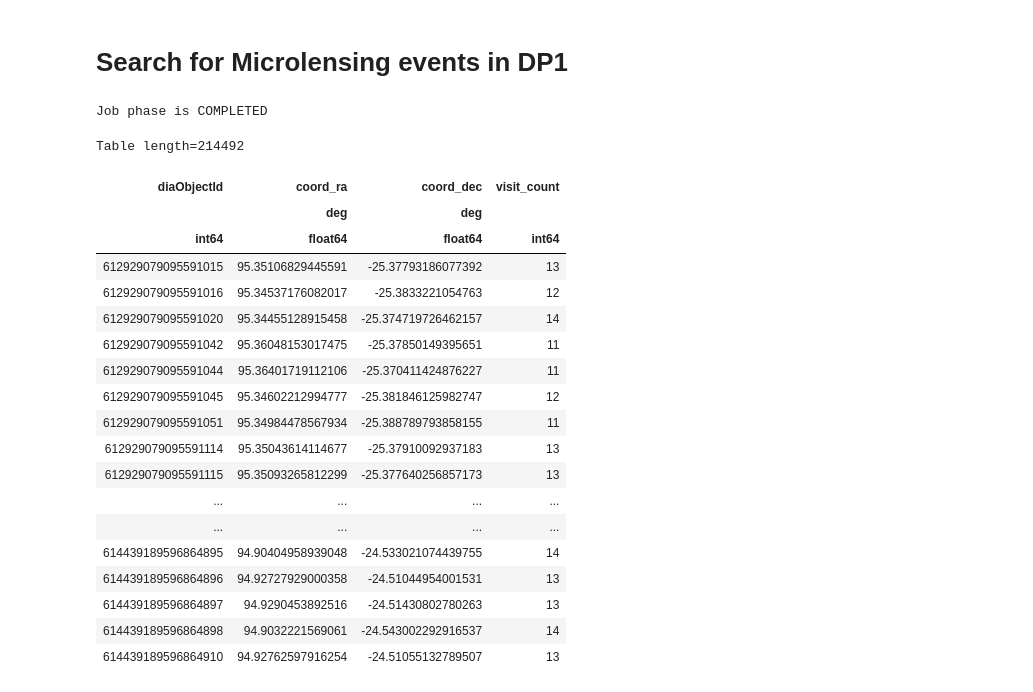
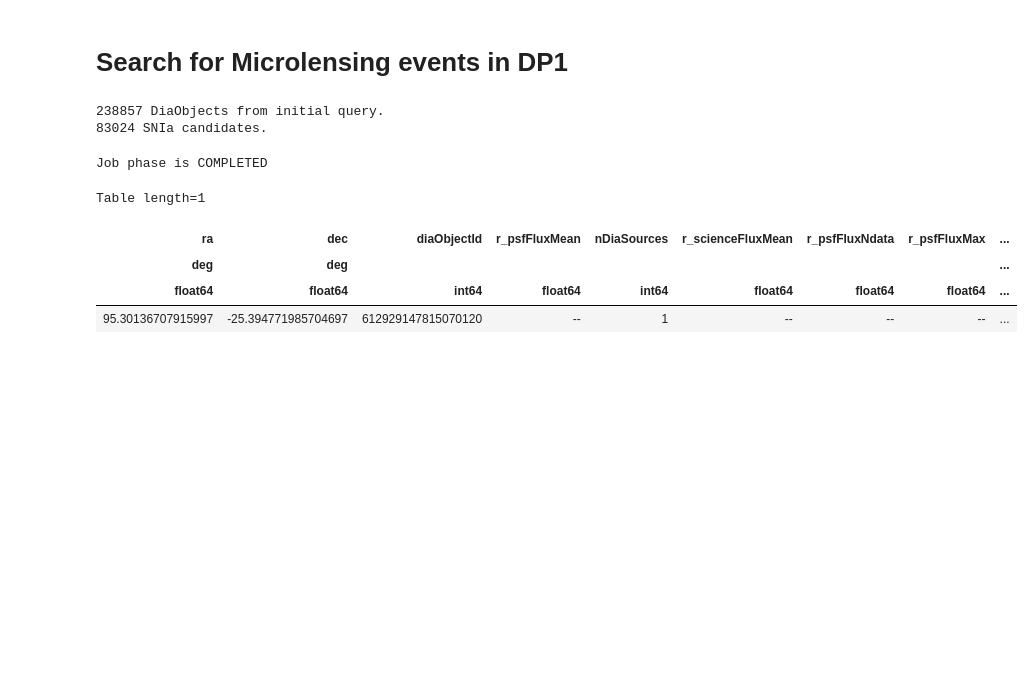
Before and after one commit to LSST-TVSSC/microlensing, a Jupyter notebook: microlensing_search_V2.ipynb, the cells around one changed output. Cells and saved outputs as stored; diff of their text form; code cells hidden in the pictures; blank space fills up the shorter version.

```diff
--- a/microlensing_search_V2.ipynb
+++ b/microlensing_search_V2.ipynb
@@ -57,35 +88,35 @@ HAVING
 # %%
-job = service.submit_job(query)
-job.run()
-job.wait(phases=['COMPLETED', 'ERROR'])
-print('Job phase is', job.phase)
-if job.phase == 'ERROR':
-    job.raise_if_error()
-assert job.phase == 'COMPLETED'
+DiaObjsFull = job.fetch_result().to_table()
+DiaObjsFull['r_fluxamp'] = DiaObjsFull['r_psfFluxMax'] - DiaObjsFull['r_psfFluxMin']
-# %% [output]
-Job phase is COMPLETED
 # %%
-objtab = job.fetch_result().to_table()
+print(str(len(DiaObjsFull))+' DiaObjects from initial query.')
+DiaObjsFull['r_fluxamp'] = DiaObjsFull['r_psfFluxMax'] - DiaObjsFull['r_psfFluxMin']
+# DiaObjs = DiaObjsFull[DiaObjsFull['nDiaSources'] > 5]
+DiaObjs = DiaObjsFull[DiaObjsFull['r_scienceFluxMean'] < 10**5.5]
+#DiaObjs = DiaObjs[DiaObjs['r_psfFluxNdata'] > 10]
+#DiaObjs = DiaObjs[(DiaObjs['r_psfFluxLinearSlope']/DiaObjs['r_psfFluxMax'] < -0.03)
+#                  & (DiaObjs['r_psfFluxLinearSlope']/DiaObjs['r_psfFluxMax'] > -0.07)]
+#DiaObjs = DiaObjs[DiaObjs['r_fluxamp'] > 0.1*DiaObjs['r_scienceFluxMean']]
+DiaObjs.sort('r_fluxamp', reverse=True)
+print(str(len(DiaObjs))+' SNIa candidates.')
+# %% [output]
+238857 DiaObjects from initial query.
+83024 SNIa candidates.
+# %%
+job = service.submit_job(query)
+job.run()
+job.wait(phases=['COMPLETED', 'ERROR'])
+print('Job phase is', job.phase)
+if job.phase == 'ERROR':
+    job.raise_if_error()
+assert job.phase == 'COMPLETED'
+# %% [output]
+Job phase is COMPLETED
 # %%
-objtab
+DiaObjsFull[DiaObjsFull['diaObjectId']==612929147815070120]
 # %% [output]
-Table length=214492
+Table length=1
-| diaObjectId | coord_ra | coord_dec | visit_count |
-|  | deg | deg |  |
-| int64 | float64 | float64 | int64 |
-| 612929079095591015 | 95.35106829445591 | -25.37793186077392 | 13 |
-| 612929079095591016 | 95.34537176082017 | -25.3833221054763 | 12 |
-| 612929079095591020 | 95.34455128915458 | -25.374719726462157 | 14 |
-| 612929079095591042 | 95.36048153017475 | -25.37850149395651 | 11 |
-| 612929079095591044 | 95.36401719112106 | -25.370411424876227 | 11 |
-| 612929079095591045 | 95.34602212994777 | -25.381846125982747 | 12 |
-| 612929079095591051 | 95.34984478567934 | -25.388789793858155 | 11 |
-| 612929079095591114 | 95.35043614114677 | -25.37910092937183 | 13 |
-| 612929079095591115 | 95.35093265812299 | -25.377640256857173 | 13 |
-| ... | ... | ... | ... |
-| ... | ... | ... | ... |
-| 614439189596864895 | 94.90404958939048 | -24.533021074439755 | 14 |
-| 614439189596864896 | 94.92727929000358 | -24.51044954001531 | 13 |
-| 614439189596864897 | 94.9290453892516 | -24.51430802780263 | 13 |
-| 614439189596864898 | 94.9032221569061 | -24.543002292916537 | 14 |
-| 614439189596864910 | 94.92762597916254 | -24.51055132789507 | 13 |
+| ra | dec | diaObjectId | r_psfFluxMean | nDiaSources | r_scienceFluxMean | r_psfFluxNdata | r_psfFluxMax | ... |
+| deg | deg |  |  |  |  |  |  | ... |
+| float64 | float64 | int64 | float64 | int64 | float64 | float64 | float64 | ... |
+| 95.30136707915997 | -25.394771985704697 | 612929147815070120 | -- | 1 | -- | -- | -- | ... |
```
Also changed, not shown: parts of 13 cells of this notebook, 5 other files.
